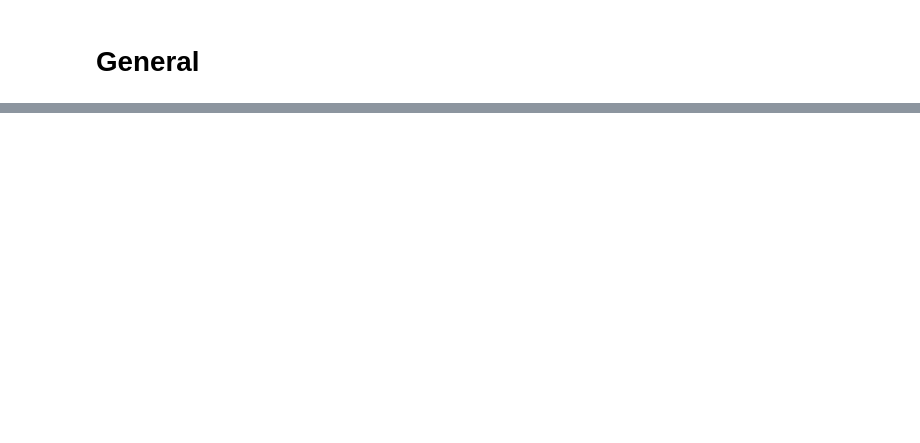
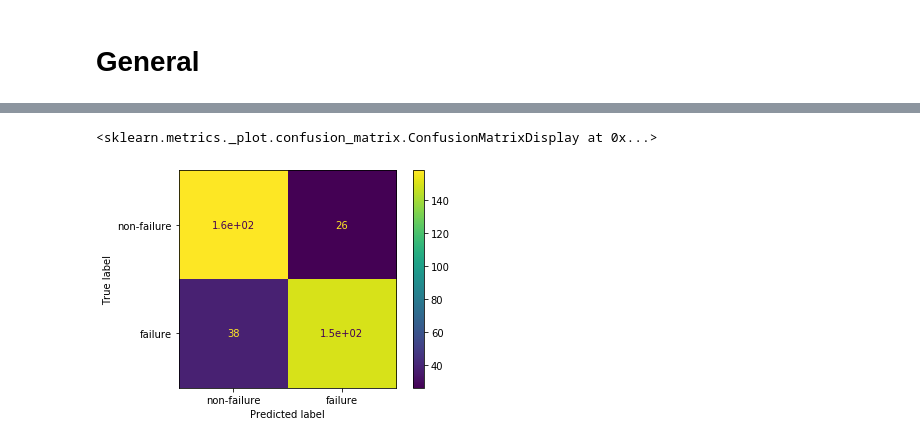
Before and after one commit to Intux404/Predictive_Maintenance, a Jupyter notebook: Stap6_experiments.ipynb, the cells around one changed output, grey strips where cells are left out. Saved outputs shown, nothing was run; the diff lists cells and outputs as text; code cells hidden in the pictures; blank space fills up the shorter version.

```diff
--- a/Stap6_experiments.ipynb
+++ b/Stap6_experiments.ipynb
@@ -65,0 +122,18 @@ dfSmall = pd.merge(df1, df4)
+# %%
+dfFailureEqual = dfSmall.sort_values(by=['failure'])
+dfFailureEqual = dfFailureEqual.reset_index(drop=True)
+dfFailureEqual = dfFailureEqual.drop(dfFailureEqual.index[0:1400]) ##Deleting 1400 rows to equalize the 1's and 0's in failure. Only 1400 rows remain
+dfFailureEqual['failure'] = dfFailureEqual['failure'].astype(np.int64)
+# %%
+# Defining X and y
+X = dfFailureEqual.drop(['failure', 'date', 'timestamp'], axis=1).copy()
+y = dfFailureEqual['failure'].copy()
+
+# One-hot-encoded for comp column
+X_encoded = pd.get_dummies(X, columns=['comp', 'model', 'errorID'])
+
+X_encoded.rename(columns={'comp_comp1': 'comp_1', 'comp_comp2': 'comp_2', 'comp_comp3': 'comp_3', 'comp_comp4': 'comp_4',
+                          'model_model1': 'model_1', 'model_model2': 'model_2', 'model_model3': 'model_3', 'model_model4': 'model_4',
+                          'errorID_error1': 'error_1', 'errorID_error2': 'error_2', 'errorID_error3': 'error_3', 'errorID_error4': 'error_4', 'errorID_error5': 'error_5'
+                          }, inplace=True)
+X_encoded.head()
@@ -65,0 +147,10 @@ dfSmall = pd.merge(df1, df4)
+# %%
+## Preliminary decision tree
+X_train, X_test, y_train, y_test = train_test_split(X_encoded, y, random_state=42)
+
+#Fitting X_train on y_train
+clf_dt = DecisionTreeClassifier(random_state=42)
+clf_dt = clf_dt.fit(X_train, y_train)
+
+plt.figure(figsize=(40, 35))
+plot_tree(clf_dt, filled=True, rounded= True, class_names=['Non-failure', 'Failure'], feature_names=X_encoded.columns)
@@ -65,0 +176,5 @@ dfSmall = pd.merge(df1, df4)
+# %%
+plot_confusion_matrix(clf_dt, X_test, y_test, display_labels=["non-failure", "failure"])
+# %% [output]
+<sklearn.metrics._plot.confusion_matrix.ConfusionMatrixDisplay at 0x...>
+[figure, added]
```
Also changed, not shown: parts of 13 cells of this notebook, 1 other file.
